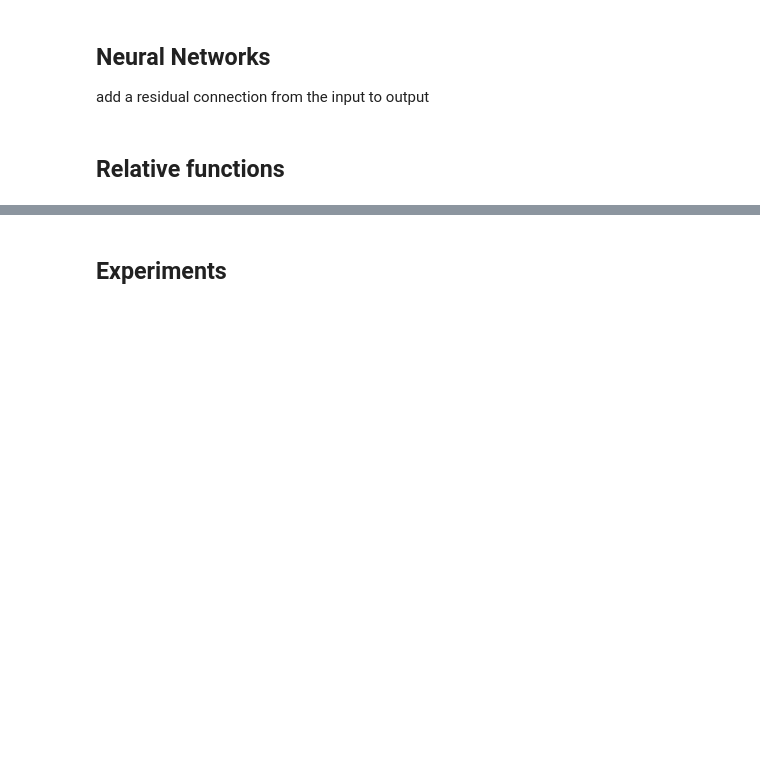
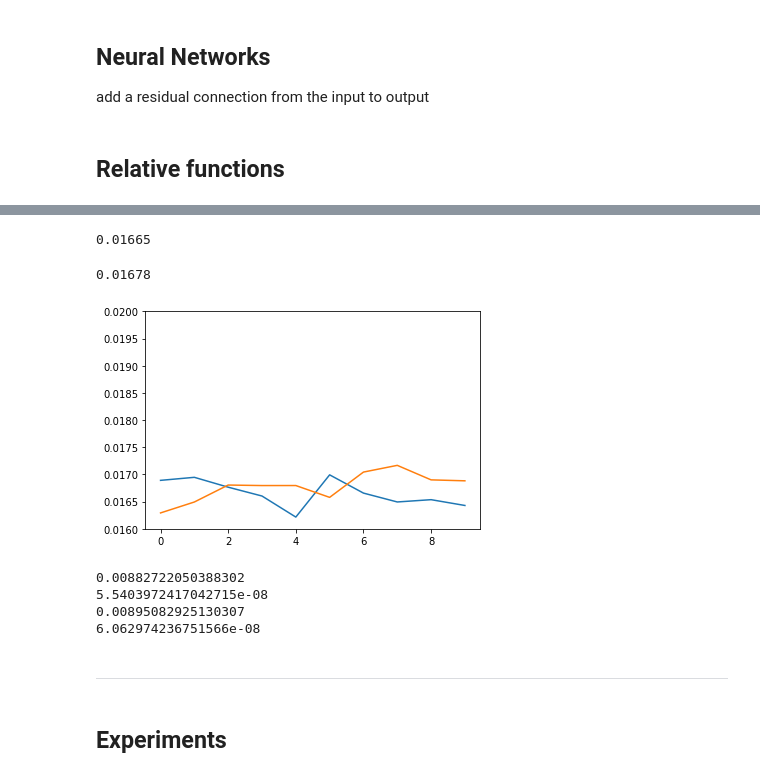
Before and after one commit to glory-99/simulation-based-inference, a Jupyter notebook: simple_case_diffPrior (copy).ipynb, the cells around one changed output, grey strips where cells are left out. Cells and saved outputs as stored; diff of their text form; code cells hidden in the pictures; blank space fills up the shorter version.

```diff
--- a/simple_case_diffPrior (copy).ipynb
+++ b/simple_case_diffPrior (copy).ipynb
@@ -408,3 +471,51 @@ def computeNormalStats(sigma, sigma0, sigma1, Y):
+# %%
+rng.seed(0)
+gamma, beta, Y = temp.generate_samples(100000)
+gamma = gamma.ravel()
+beta = beta.ravel()
+Y = Y.ravel()
+# %%
+q025 = np.zeros_like(Y)
+q975 = np.zeros_like(Y)
+mean = np.zeros_like(Y)
+for i in tqdm(range(Y.shape[0])):
+    mean[i], q025[i], q975[i] = computeNormalStats(sigma, sigma0, sigma1, Y[i])
+# %%
+q025_loss = np.maximum(0.025 * (beta - q025),0.975 * (q025 - beta))
+q975_loss = np.maximum(0.975 * (beta - q975),0.025 * (q975 - beta))
+# %%
+round(np.mean(q025_loss),5)
+# %% [output]
+0.01665
+# %%
+round(np.mean(q975_loss),5)
+# %% [output]
+0.01678
+# %%
+q025_1e5 = np.zeros(10)
+q975_1e5 = np.zeros(10)
+for i in range(10):
+    q025_1e5[i] = np.mean(q025_loss[int(1e5*i):int(1e5*(i+1))])
+    q975_1e5[i] = np.mean(q975_loss[int(1e5*i):int(1e5*(i+1))])
+# %%
+plt.plot(q025_1e5)
+plt.plot(q975_1e5)
+plt.ylim((0.016, 0.02))
+plt.show()
+# %% [output]
+[figure, added]
+# %%
+print(np.var(q025_loss))
+print(np.var(q025_1e5))
+print(np.var(q975_loss))
+print(np.var(q975_1e5))
+# %% [output]
+0.00882722050388302
+5.5403972417042715e-08
+0.00895082925130307
+6.062974236751566e-08
+# %% [markdown]
+---
 # %%
 def computeDiffMetrics(md_mean, md_q025, md_q975, sigma, sigma0, sigma1, mean, std, Y_test, beta_test):
     Y_test_norm = (Y_test - mean) / std
```
Also changed, not shown: parts of 15 cells of this notebook, 4 other files.
